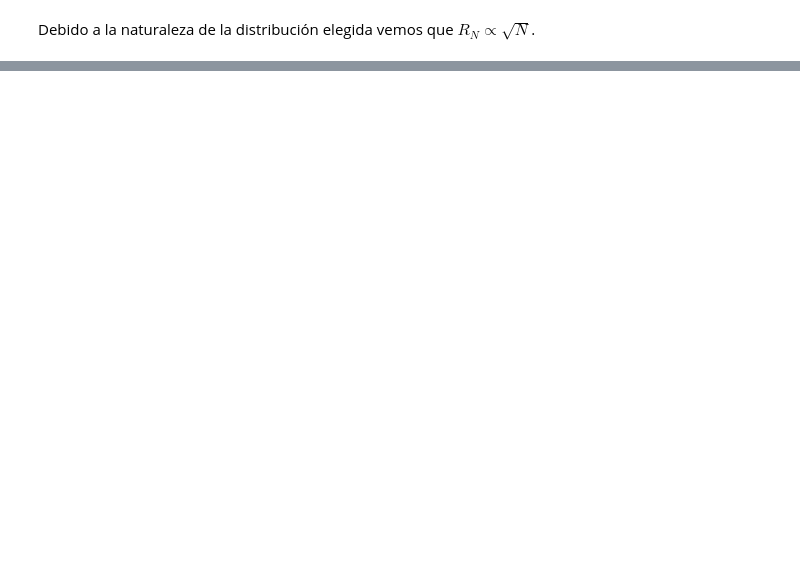
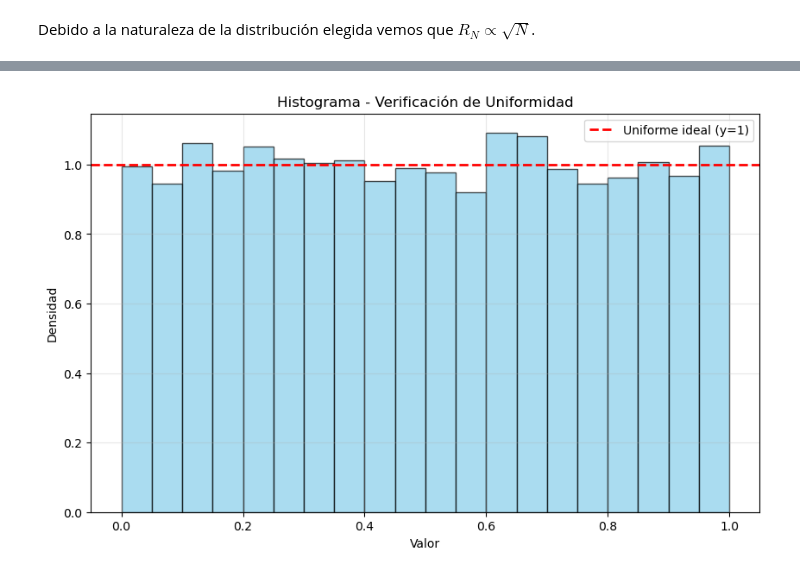
Before and after one commit to rubsanmon22/2025-unc-famaf-astro-astrometria1, a Jupyter notebook: tp1/tp1.ipynb, the cells around one changed output, grey strips where cells are left out. Drawn from its saved outputs; the diff is of its cells as text; code cells hidden in the pictures; blank space fills up the shorter version.

```diff
--- a/tp1/tp1.ipynb
+++ b/tp1/tp1.ipynb
@@ -679,0 +764,18 @@ Ahora bien, este no es el único algoritmo que tenemos para generar numeros pseu
+# %%
+
+numeros_fibonacci = rfx.fibor(10, 10000)  # Array de 10000 números en [0,1)
+
+# Analogo al implementado anteriormente para compara valor teórico de momentos
+
+def calcular_media(datos):
+    """Calcula la media muestral"""
+    n = len(datos)
+    if n == 0:
+        return 0
+    suma_total = sum(datos)
+    media = suma_total / n
+    return media
+
+# Calculamos
+media_muestral = calcular_media(numeros_fibonacci)
+print(f"Media muestral: {media_muestral:.6f}")
@@ -679,0 +839,30 @@ Ahora bien, este no es el único algoritmo que tenemos para generar numeros pseu
+# %%
+#Histograma para visualización y verificación de uniformidad
+
+
+def histograma(datos):
+
+    """Genera histograma para verificar uniformidad visual"""
+
+    plt.figure(figsize=(10, 6))
+
+    # Crear histograma con algun bineado
+    n, bins, patches = plt.hist(datos, bins=20, alpha=0.7,
+                               color='skyblue', edgecolor='black',
+                               density=True)
+
+    # Esta es la distribución teórica ideal
+    plt.axhline(y=1.0, color='red', linestyle='--',
+                linewidth=2, label='Uniforme ideal (y=1)')
+
+    plt.xlabel('Valor')
+    plt.ylabel('Densidad')
+    plt.title('Histograma - Verificación de Uniformidad')
+    plt.legend()
+    plt.grid(True, alpha=0.3)
+    plt.show()
+
+# Generar histograma
+histograma(numeros_fibonacci)
+# %% [output]
+[figure, added]
```
Also changed, not shown: parts of 30 cells of this notebook, 8 other files.
